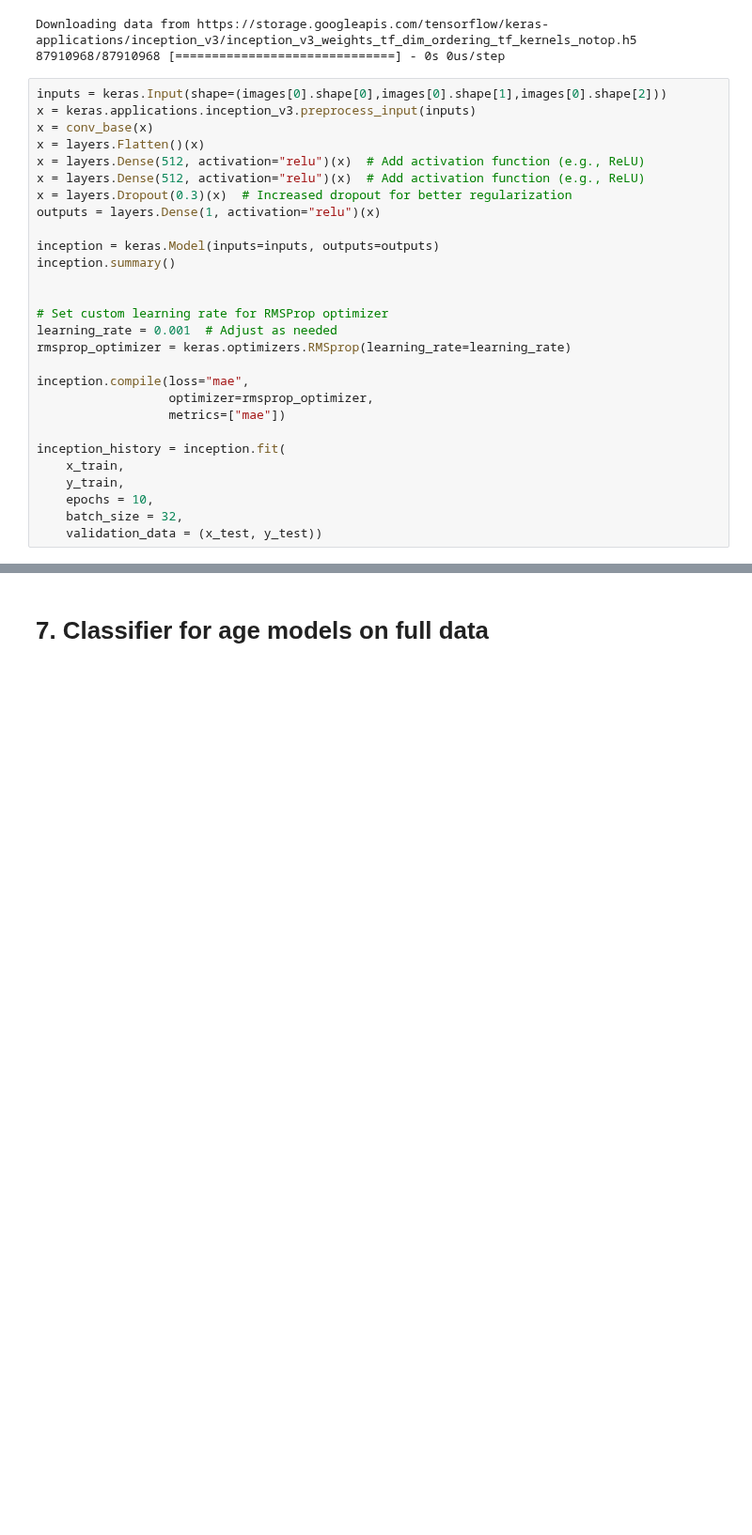
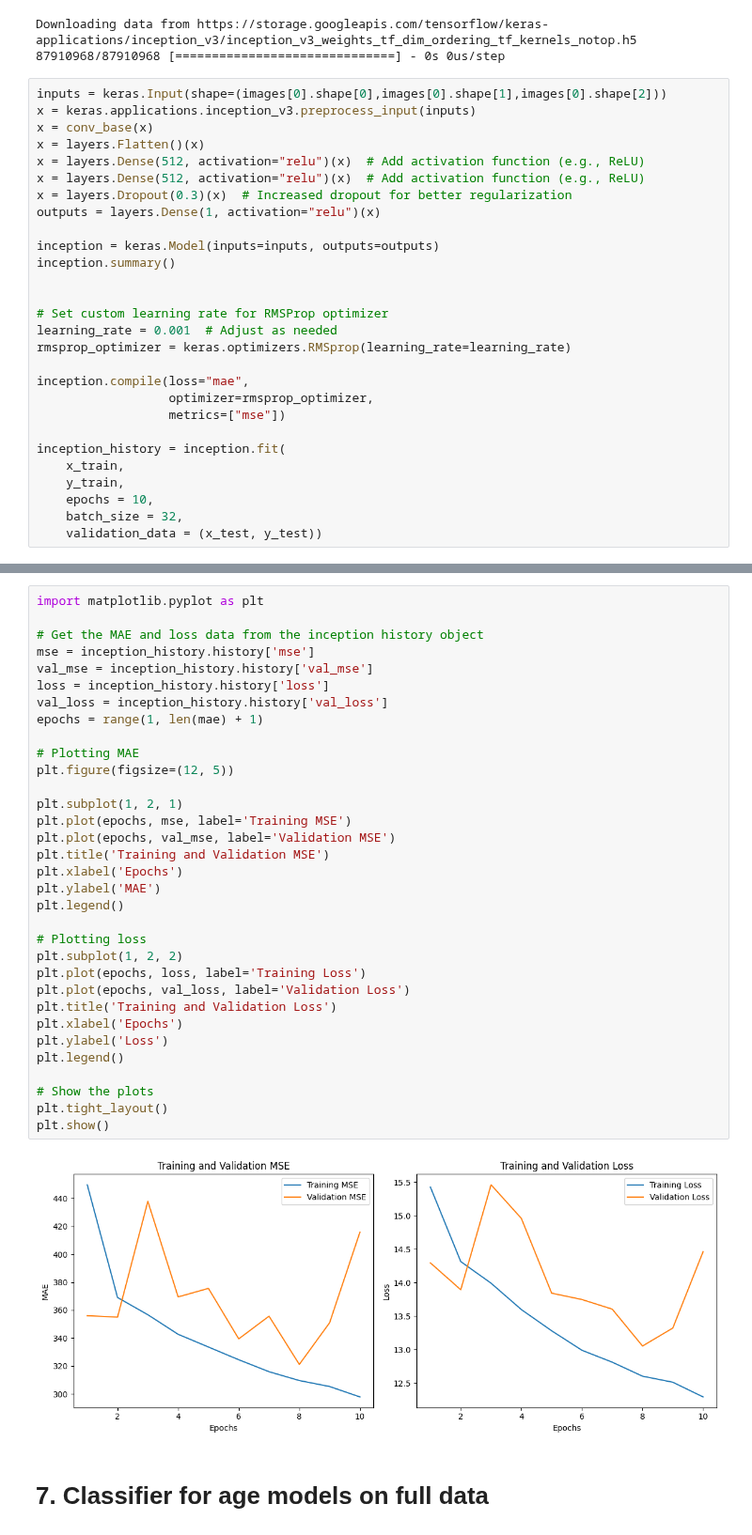
Before and after one commit to mortgad/DLVR, a Jupyter notebook: colab.ipynb, the cells around one changed output, grey strips where cells are left out. Shown at 94% size. Cells and saved outputs as stored; diff of their text form; blank space fills up the shorter version.

```diff
--- a/colab.ipynb
+++ b/colab.ipynb
@@ -758,7 +743,7 @@ rmsprop_optimizer = keras.optimizers.RMSprop(learning_rate=learning_rate)
 
 inception.compile(loss="mae",
                   optimizer=rmsprop_optimizer,
-                  metrics=["mae"])
+                  metrics=["mse"])
 
 inception_history = inception.fit(
     x_train,
@@ -787,3 +772,38 @@ Epoch 10/10
+# %%
+import matplotlib.pyplot as plt
+
+# Get the MAE and loss data from the inception history object
+mse = inception_history.history['mse']
+val_mse = inception_history.history['val_mse']
+loss = inception_history.history['loss']
+val_loss = inception_history.history['val_loss']
+epochs = range(1, len(mae) + 1)
+
+# Plotting MAE
+plt.figure(figsize=(12, 5))
+
+plt.subplot(1, 2, 1)
+plt.plot(epochs, mse, label='Training MSE')
+plt.plot(epochs, val_mse, label='Validation MSE')
+plt.title('Training and Validation MSE')
+plt.xlabel('Epochs')
+plt.ylabel('MAE')
+plt.legend()
+
+# Plotting loss
+plt.subplot(1, 2, 2)
+plt.plot(epochs, loss, label='Training Loss')
+plt.plot(epochs, val_loss, label='Validation Loss')
+plt.title('Training and Validation Loss')
+plt.xlabel('Epochs')
+plt.ylabel('Loss')
+plt.legend()
+
+# Show the plots
+plt.tight_layout()
+plt.show()
+# %% [output]
+[figure, added]
 # %% [markdown]
 # 7. Classifier for age models on full data
 # %% [markdown]
```
Also changed, not shown: parts of 9 cells of this notebook.
